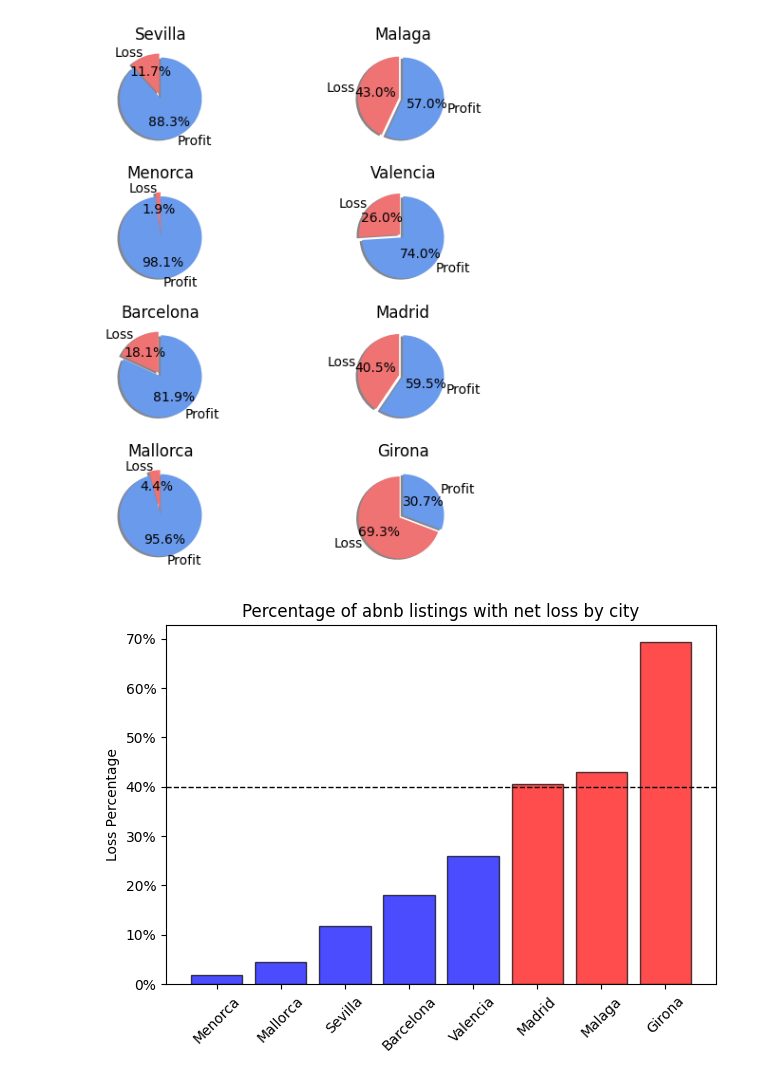
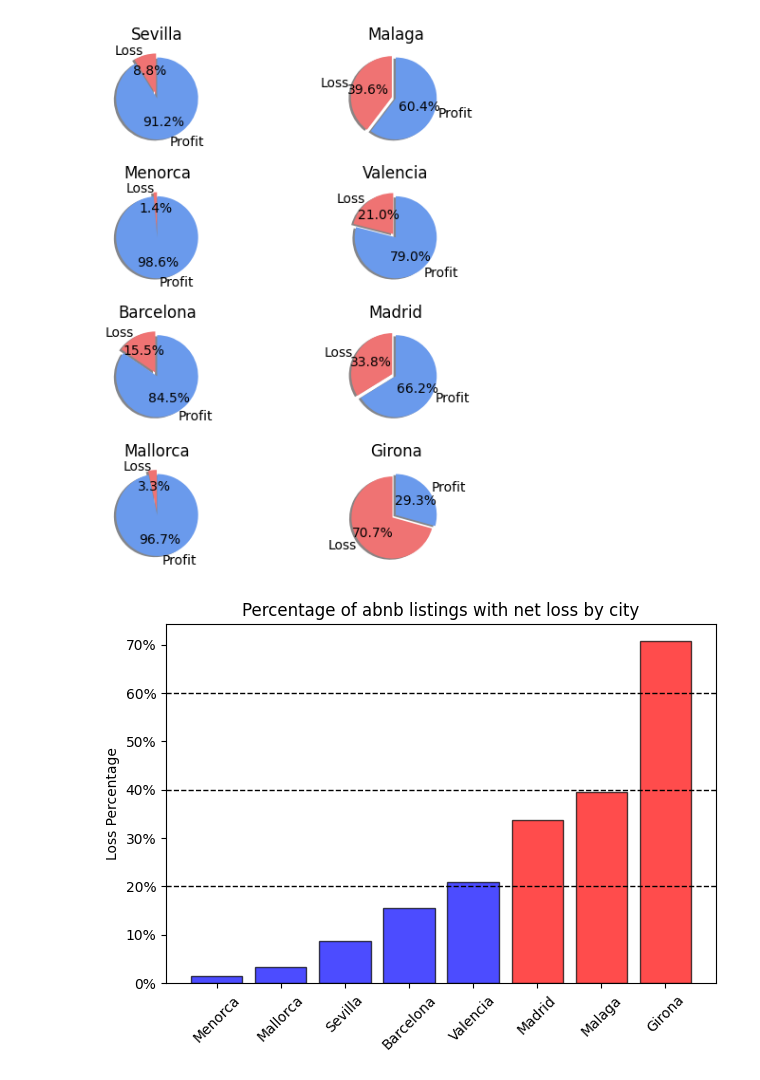
Before and after one commit to mehrrero/parasites, a Jupyter notebook: tests.ipynb, the cells around one changed output. Saved outputs shown, nothing was run; the diff lists cells and outputs as text; code cells hidden in the pictures.

```diff
--- a/tests.ipynb
+++ b/tests.ipynb
@@ -21,17 +21,17 @@ from mpl_toolkits.axes_grid1.inset_locator import inset_axes
 # %%
 {"city":"barcelona","insideabnb_handle":"catalonia\/barcelona","dates":"2025-06-12"}
 # %%
-out = gpd.read_file('data/results/mallorca.geojson')
+out = gpd.read_file('data/results/madrid.geojson')
 # %%
 # Drop missing values
-out = out.dropna(subset=['net_profit', 'ratio']).copy()
+out = out.dropna(subset=['net_profit', 'ratio_flats']).copy()
 
 # Map net_profit: -1 → 0, 0 → 1, 1 → 2
 net_profit_map = {-1: 0, 0: 1, 1: 2}
 out['net_profit_q'] = out['net_profit'].map(net_profit_map)
 
 # Bin ratio into quantiles
-out['ratio_q'] = pd.qcut(out['ratio'], q=3, labels=[0, 1, 2], duplicates='drop').astype(int)
+out['ratio_q'] = pd.qcut(out['ratio_flats'], q=3, labels=[0, 1, 2], duplicates='drop').astype(int)
 
 # Create bivariate class
 out['bivariate_class'] = out['net_profit_q'].astype(str) + out['ratio_q'].astype(str)
@@ -94,50 +94,61 @@ explode = (0.1, 0)  # only "explode" the first slice (Loss)
 fig, ax = plt.subplots(4,2, figsize=(6, 6))
 ax = ax.flatten()
 losses_percent = []
+losses = []
+earns = []
+n_loss = []
+n_earn = []
+
 
 for i, name in enumerate(names):
        out = gpd.read_file(f'data/results/{name}.geojson')
        out = out.dropna(subset=['net_profit', 'ratio']).copy()
 
-       sizes = [out[out['net_profit'] < 0]['n_all'].sum(),
-              out[out['net_profit'] > 0]['n_all'].sum()]
+       sizes = [out[out['net_profit'] < 0]['n_flats'].sum(),
+              out[out['net_profit'] > 0]['n_flats'].sum()]
 
        losses_percent.append(sizes[0] / sum(sizes) * 100)
 
        ax[i].pie(sizes, labels=labels,autopct='%1.1f%%', startangle=90, colors=["#ef7373", "#6a9aec"], explode=explode,
        shadow={'ox': -0.04, 'edgecolor': 'none', 'shade': 0.9})
        ax[i].set_title(name.capitalize(), fontsize=12)
+       losses.append(-out[out['net_profit'] < 0]['profit'].sum())
+       earns.append(out[out['net_profit'] > 0]['profit'].sum())
+       n_loss.append(out[out['net_profit'] < 0]['n_flats'].sum())
+       n_earn.append(out[out['net_profit'] > 0]['n_flats'].sum())
 
 plt.tight_layout()
 plt.show()
 # %% [output]
-[figure, old version]
+[figure, new version]
 # %%
 import matplotlib.pyplot as plt
 import matplotlib.ticker as mtick  # For percent formatting
 
 # Zip, sort by value, and unzip
 sorted_data = sorted(zip(losses_percent, names))  # Sort ascending by value
 sorted_losses, sorted_names = zip(*sorted_data)
 sorted_names = [x.capitalize() for x in sorted_names]  # Capitalize names
 
 # Set bar colors: red if value > 50, else blue
-bar_colors = ['red' if val > 40 else 'blue' for val in sorted_losses]
+bar_colors = ['red' if val > 25 else 'blue' for val in sorted_losses]
 
 # Plot
 plt.bar(sorted_names, sorted_losses, color=bar_colors, edgecolor='black', alpha=0.7)
 
-# Add horizontal line at 40
+# Add horizontal line at 60, 40, 20
+plt.axhline(y=60, color='black', linestyle='--', linewidth=1)
 plt.axhline(y=40, color='black', linestyle='--', linewidth=1)
+plt.axhline(y=20, color='black', linestyle='--', linewidth=1)
 
 
 # Format y-axis as percentage
 plt.gca().yaxis.set_major_formatter(mtick.PercentFormatter(decimals=0))
 
 plt.xticks(rotation=45)
 plt.ylabel("Loss Percentage")
 plt.title("Percentage of abnb listings with net loss by city")
 plt.tight_layout()
 plt.show()
 # %% [output]
-[figure, old version]
+[figure, new version]
```
Also changed, not shown: parts of 5 cells of this notebook, 1 other file.
